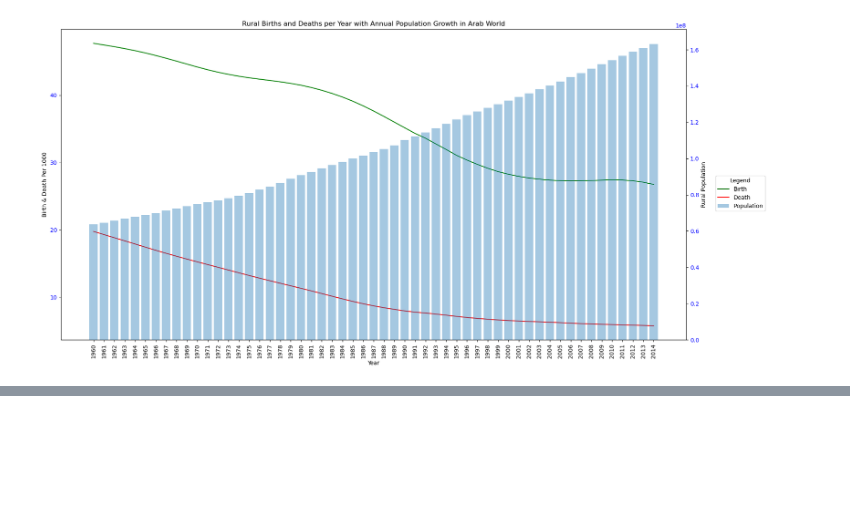
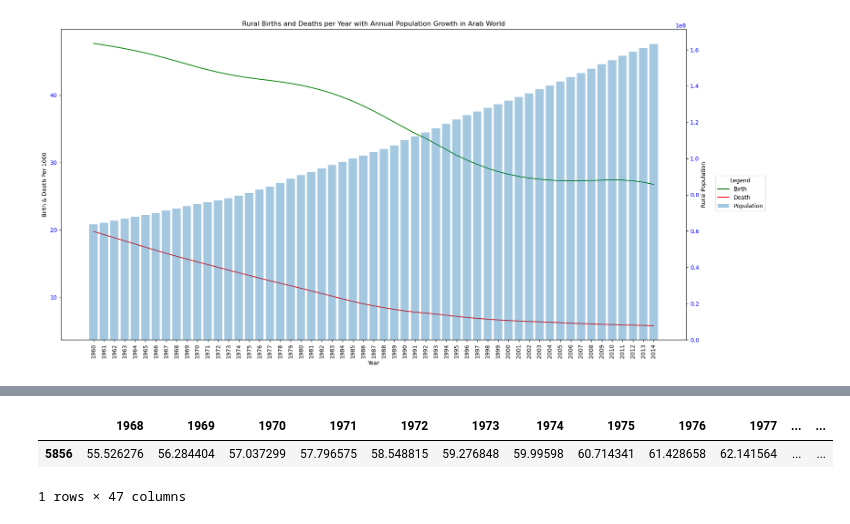
Before and after one commit to Jeremy-Amell/Pandas-EDA---Case-Study, a Jupyter notebook: health_nutrition_pop_stats.ipynb, the cells around one changed output, grey strips where cells are left out. Cells and saved outputs as stored; diff of their text form; code cells hidden in the pictures; blank space fills up the shorter version.

```diff
--- a/health_nutrition_pop_stats.ipynb
+++ b/health_nutrition_pop_stats.ipynb
@@ -254,0 +297,26 @@ plt.show()
+# %%
+# pulled only columns for years
+# then pulled all values per year columns
+lcn_birth_year_df = lcn_birth_df.iloc[:, 4:59]
+lcn_birth_year_values = lcn_birth_year_df.iloc[0,:]
+
+lcn_death_year_df = lcn_death_df.iloc[:, 4:59]
+lcn_death_year_values = lcn_death_year_df.iloc[0,:]
+
+lcn_urban_year_df = lcn_urban_df.iloc[:, 4:59]
+lcn_urban_year_values = lcn_urban_year_df.iloc[0,:]
+
+lcn_rural_year_df = lcn_rural_df.iloc[:, 4:59]
+lcn_rural_year_values = lcn_rural_year_df.iloc[0,:]
+
+lcn_urban_percent_df = lcn_urban_percent_df.iloc[:, 4:59]
+lcn_urban_percent_values = lcn_urban_percent_df.iloc[0,:]
+
+lcn_rural_percent_df = lcn_rural_percent_df.iloc[:, 4:59]
+lcn_rural_percent_values = lcn_rural_percent_df.iloc[0,:]
+
+lcn_total_population_df = lcn_rural_year_values + lcn_urban_year_values
+
+
+
+lcn_rural_year_values
@@ -254,0 +341,6 @@ plt.show()
+# %%
+lcn_urban_percent_df
+# %% [output]
+|  | 1968 | 1969 | 1970 | 1971 | 1972 | 1973 | 1974 | 1975 | 1976 | 1977 | ... | ... |
+| 5856 | 55.526276 | 56.284404 | 57.037299 | 57.796575 | 58.548815 | 59.276848 | 59.99598 | 60.714341 | 61.428658 | 62.141564 | ... | ... |
+1 rows × 47 columns
```
Also changed, not shown: parts of 11 cells of this notebook.
